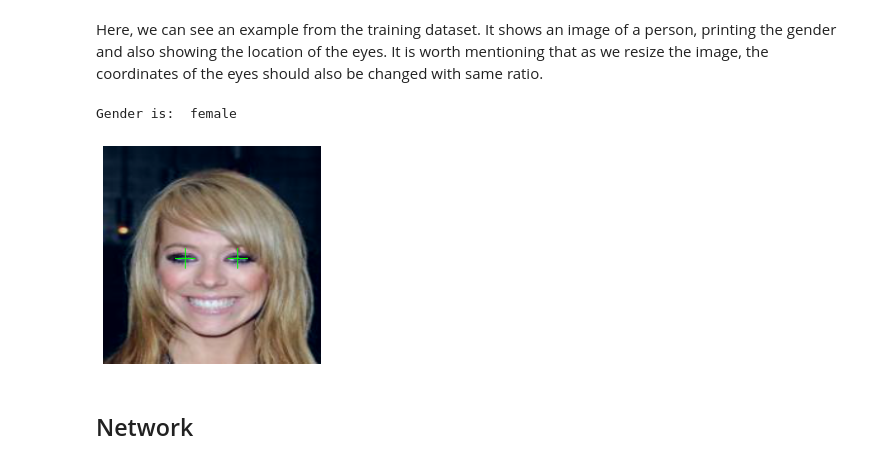
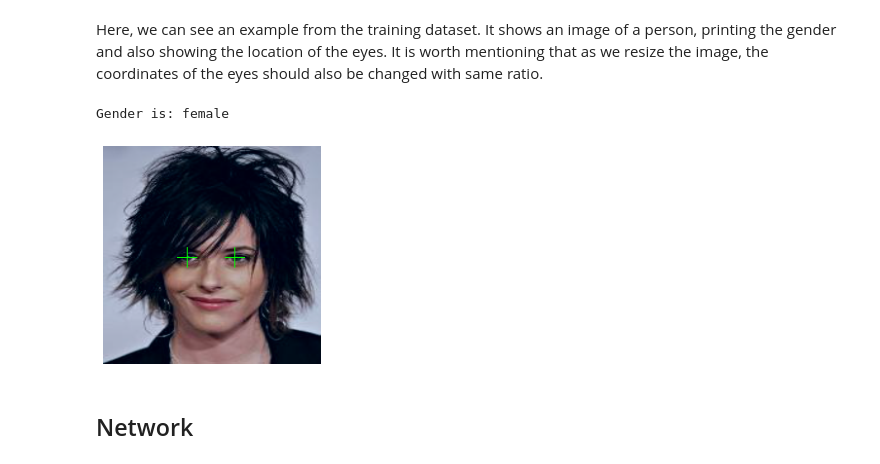
Before and after one commit to GRAAL-Research/poutyne, a Jupyter notebook: examples/classification_and_regression.ipynb, the cells around one changed output. Cells and saved outputs as stored; diff of their text form; code cells hidden in the pictures.

```diff
--- a/examples/classification_and_regression.ipynb
+++ b/examples/classification_and_regression.ipynb
@@ -164,13 +164,13 @@ valid_dataloader = DataLoader(valid_subset, batch_size=batch_size, shuffle=False
 # %% [markdown]
 Here, we can see an example from the training dataset. It shows an image of a person, printing the gender and also showing the location of the eyes. It is worth mentioning that as we resize the image, the coordinates of the eyes should also be changed with same ratio.
 # %%
-sample_number = 111
-image = valid_dataset[sample_number][0]
+sample_number = 1204
+image = train_dataset[sample_number][0]
 image = image.permute(1,2,0).detach().numpy()
 image_rgb = cv2.cvtColor(np.float32(image), cv2.COLOR_BGR2RGB)
 image_rgb = image_rgb * imagenet_std + imagenet_mean
 gender = 'male' if int(train_dataset[sample_number][1][0][gender_index])==1 else 'female'
-print('Gender is: ', gender)
+print('Gender is:', gender)
 w, h = 218, 178
 (x_L, y_L) = train_dataset[sample_number][1][1][0:2]  # The coordinates vector of the datasets starts with X_L, y_L, X_R, y_R
 (x_R, y_R) = train_dataset[sample_number][1][1][2:4]
@@ -192,4 +192,4 @@ Gender is:  female
-[figure, old version]
+[figure, new version]
 # %% [markdown]
 ## Network
 # %% [markdown]
```
Also changed, not shown: parts of 12 cells of this notebook, 1 other file.
